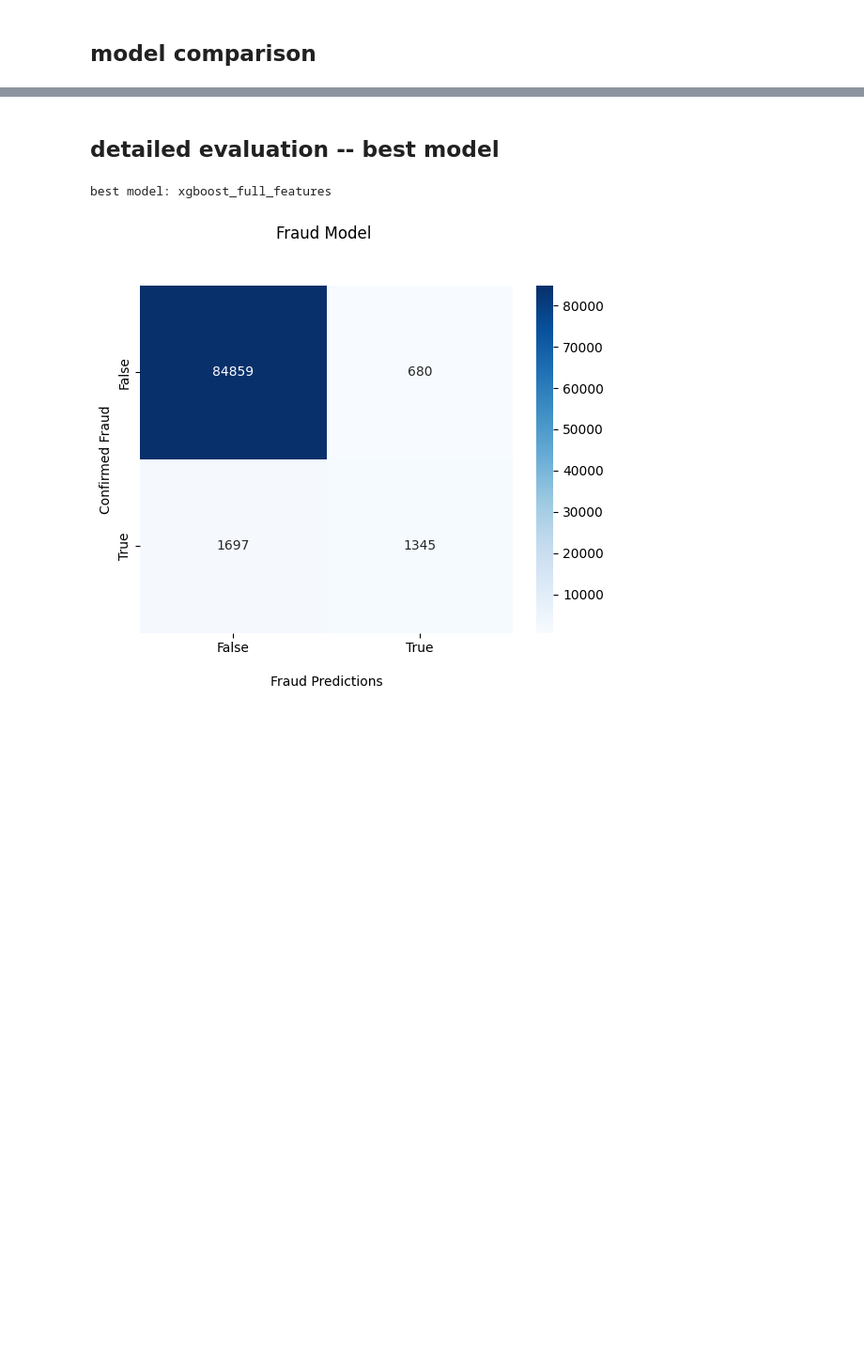
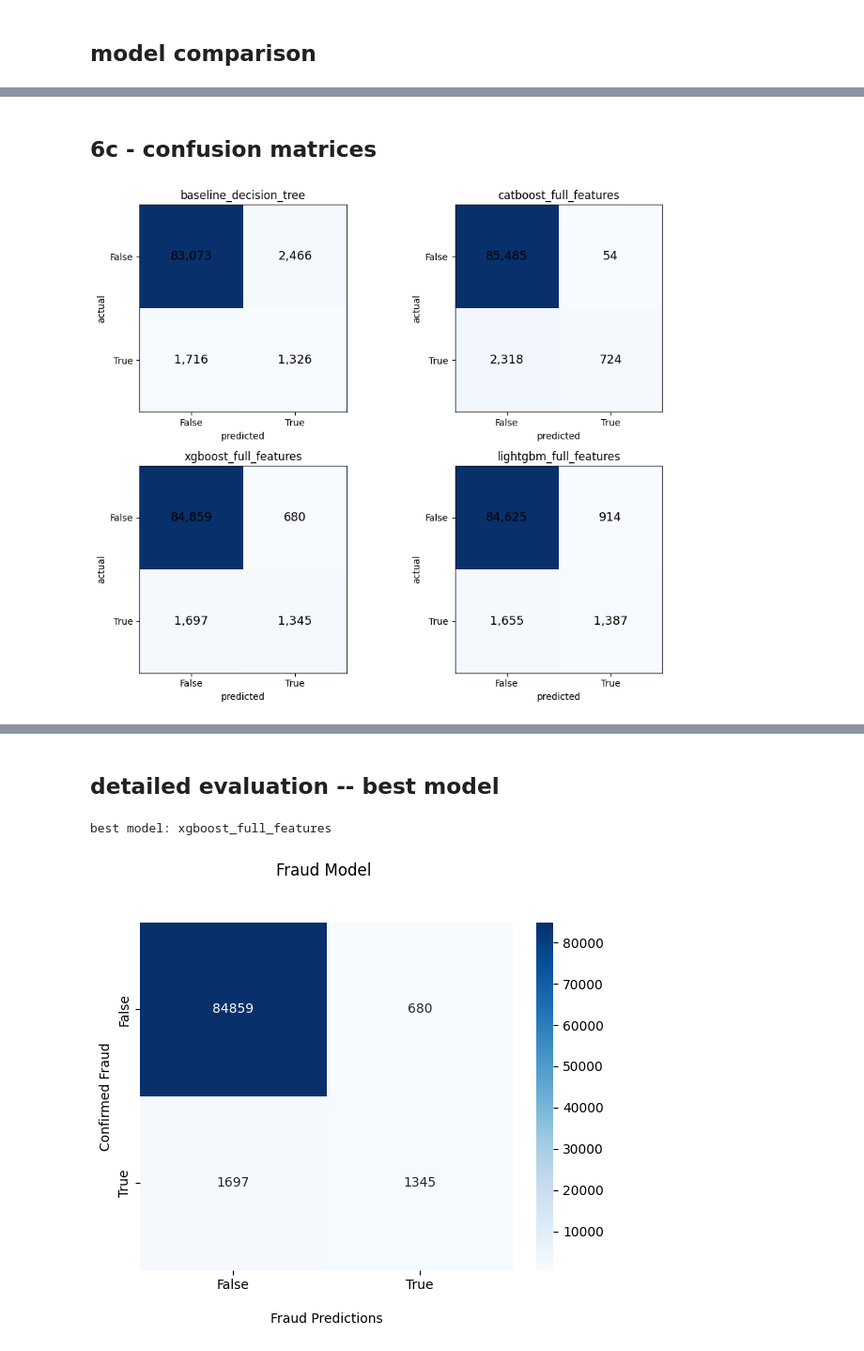
Before and after one commit to TimFlocke/fraud_model, a Jupyter notebook: notebooks/06_model_training.ipynb, the cells around one changed output, grey strips where cells are left out. Shown at 94% size. Drawn from its saved outputs; the diff is of its cells as text; code cells hidden in the pictures; blank space fills up the shorter version.

```diff
--- a/notebooks/06_model_training.ipynb
+++ b/notebooks/06_model_training.ipynb
@@ -221,0 +271,29 @@ display(comparison)
+# %% [markdown]
+## 6c - confusion matrices
+# %%
+from sklearn.metrics import confusion_matrix
+
+fig, axes = plt.subplots(2, 2, figsize=(10, 8))
+axes = axes.flatten()
+
+for ax, name, proba in zip(axes, model_names, probas):
+    preds = (proba > threshold).astype(int)
+    cm = confusion_matrix(y_val.values, preds)
+    ax.imshow(cm, cmap='Blues')
+    for r in range(2):
+        for c in range(2):
+            ax.text(c, r, f'{cm[r, c]:,}', ha='center', va='center', fontsize=13)
+    ax.set_xticks([0, 1])
+    ax.set_yticks([0, 1])
+    ax.set_xticklabels(['False', 'True'])
+    ax.set_yticklabels(['False', 'True'])
+    ax.set_xlabel('predicted')
+    ax.set_ylabel('actual')
+    ax.set_title(name)
+
+fig.tight_layout()
+fig.savefig(config.PLOTS_PATH / 'confusion_matrices_comparison.png', dpi=150, bbox_inches='tight')
+plt.show()
+plt.close()
+# %% [output]
+[figure, added]
```
Also changed, not shown: parts of 15 cells of this notebook, 6 other files.
